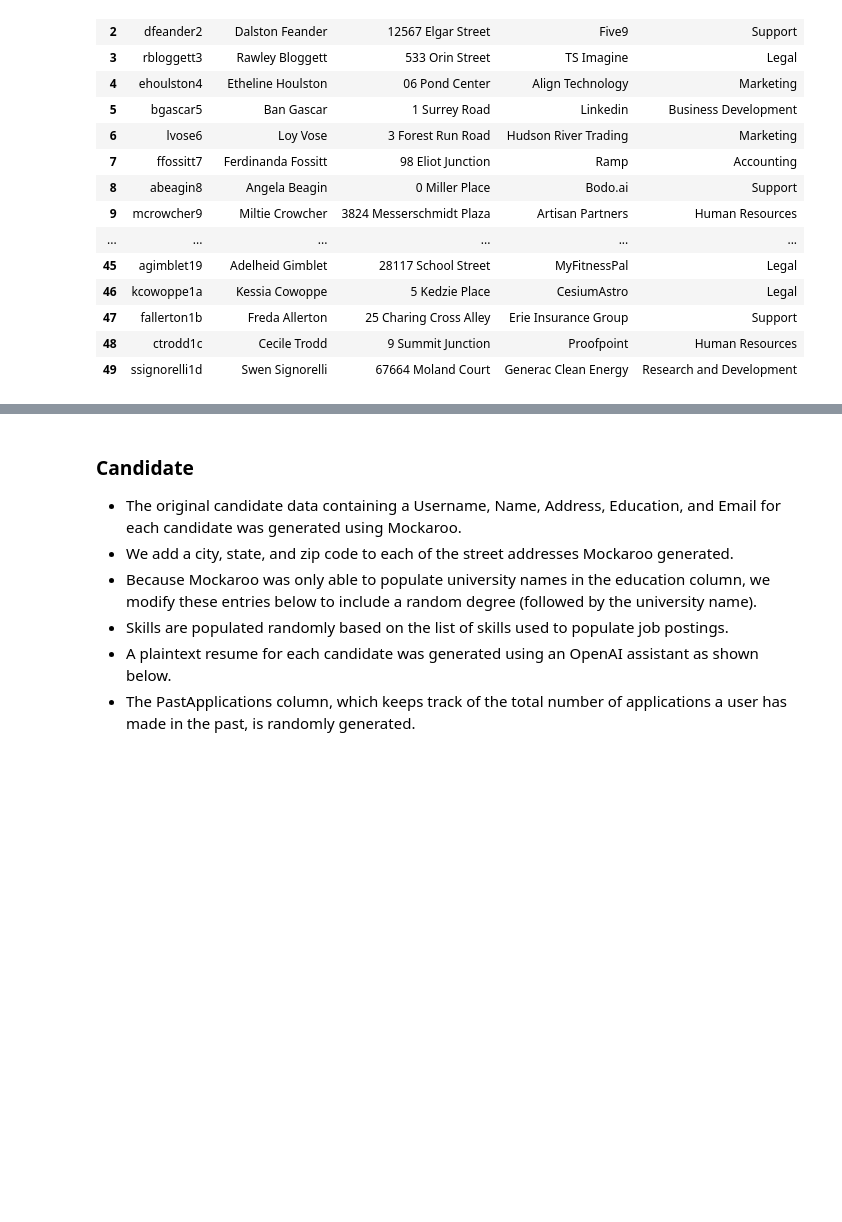
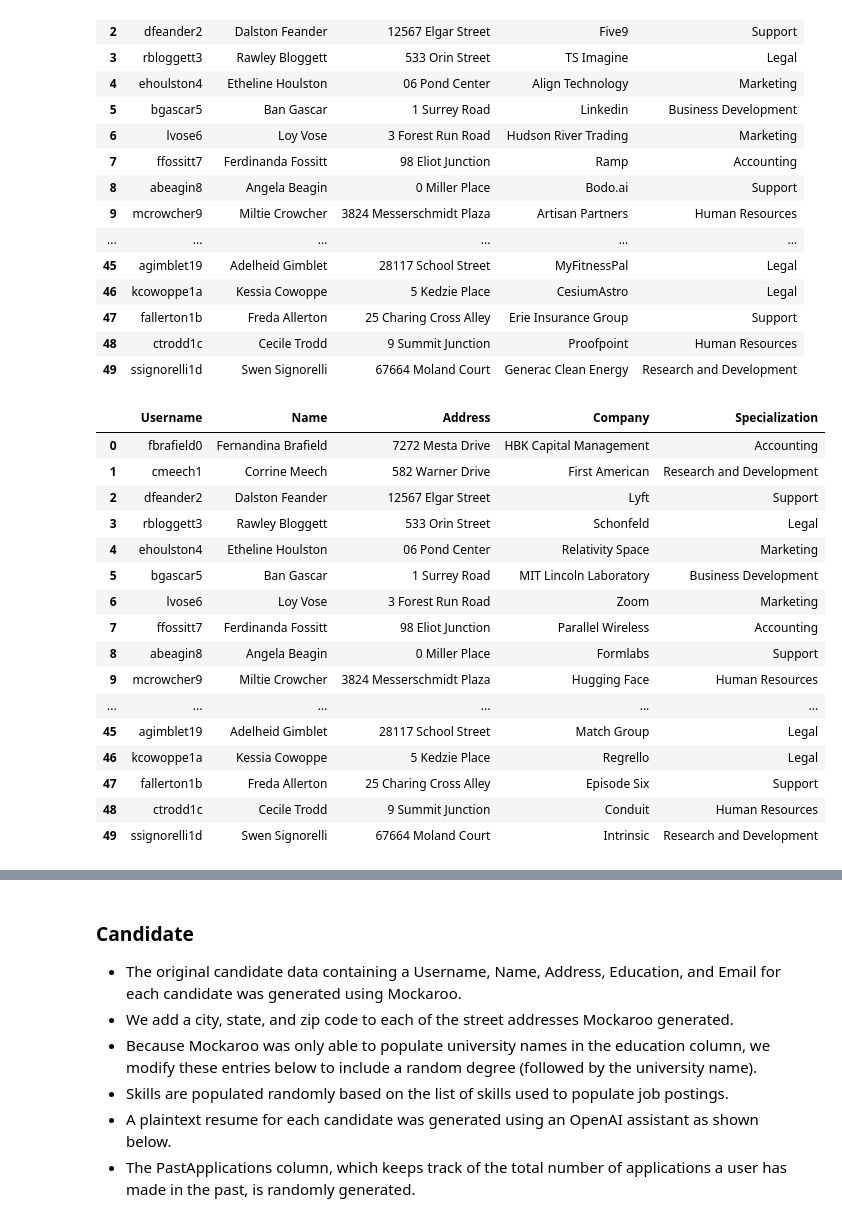
Before and after one commit to vbainwala/TalentTrove, a Jupyter notebook: make_data.ipynb, the cells around one changed output, grey strips where cells are left out. Drawn from its saved outputs; the diff is of its cells as text; code cells hidden in the pictures; blank space fills up the shorter version.

```diff
--- a/make_data.ipynb
+++ b/make_data.ipynb
@@ -506,6 +506,28 @@ recruiter_df
 | 47 | fallerton1b | Freda Allerton | 25 Charing Cross Alley | Erie Insurance Group | Support |
 | 48 | ctrodd1c | Cecile Trodd | 9 Summit Junction | Proofpoint | Human Resources |
 | 49 | ssignorelli1d | Swen Signorelli | 67664 Moland Court | Generac Clean Energy | Research and Development |
+# %%
+# Change Company names to only be companies in Company table
+recruiter_df['Company'] = recruiter_df.apply(lambda row: random.choice(all_company_names), axis=1)
+recruiter_df
+# %% [output]
+|  | Username | Name | Address | Company | Specialization |
+| 0 | fbrafield0 | Fernandina Brafield | 7272 Mesta Drive | HBK Capital Management | Accounting |
+| 1 | cmeech1 | Corrine Meech | 582 Warner Drive | First American | Research and Development |
+| 2 | dfeander2 | Dalston Feander | 12567 Elgar Street | Lyft | Support |
+| 3 | rbloggett3 | Rawley Bloggett | 533 Orin Street | Schonfeld | Legal |
+| 4 | ehoulston4 | Etheline Houlston | 06 Pond Center | Relativity Space | Marketing |
+| 5 | bgascar5 | Ban Gascar | 1 Surrey Road | MIT Lincoln Laboratory | Business Development |
+| 6 | lvose6 | Loy Vose | 3 Forest Run Road | Zoom | Marketing |
+| 7 | ffossitt7 | Ferdinanda Fossitt | 98 Eliot Junction | Parallel Wireless | Accounting |
+| 8 | abeagin8 | Angela Beagin | 0 Miller Place | Formlabs | Support |
+| 9 | mcrowcher9 | Miltie Crowcher | 3824 Messerschmidt Plaza | Hugging Face | Human Resources |
+| ... | ... | ... | ... | ... | ... |
+| 45 | agimblet19 | Adelheid Gimblet | 28117 School Street | Match Group | Legal |
+| 46 | kcowoppe1a | Kessia Cowoppe | 5 Kedzie Place | Regrello | Legal |
+| 47 | fallerton1b | Freda Allerton | 25 Charing Cross Alley | Episode Six | Support |
+| 48 | ctrodd1c | Cecile Trodd | 9 Summit Junction | Conduit | Human Resources |
+| 49 | ssignorelli1d | Swen Signorelli | 67664 Moland Court | Intrinsic | Research and Development |
 # %%
 # Adjust street addresses to also have city, state, and zip code
 recruiter_df['Address'] = recruiter_df['Address'].apply(lambda x: generate_address(x).strip('"'))
```
Also changed, not shown: parts of 1 cell of this notebook, 1 other file.
